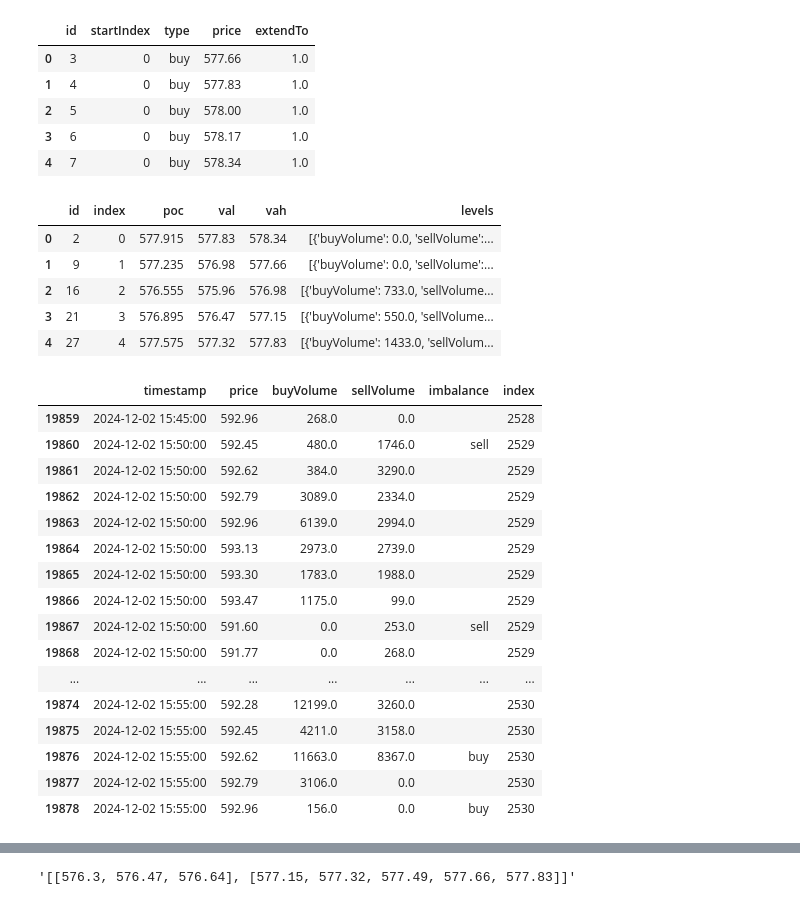
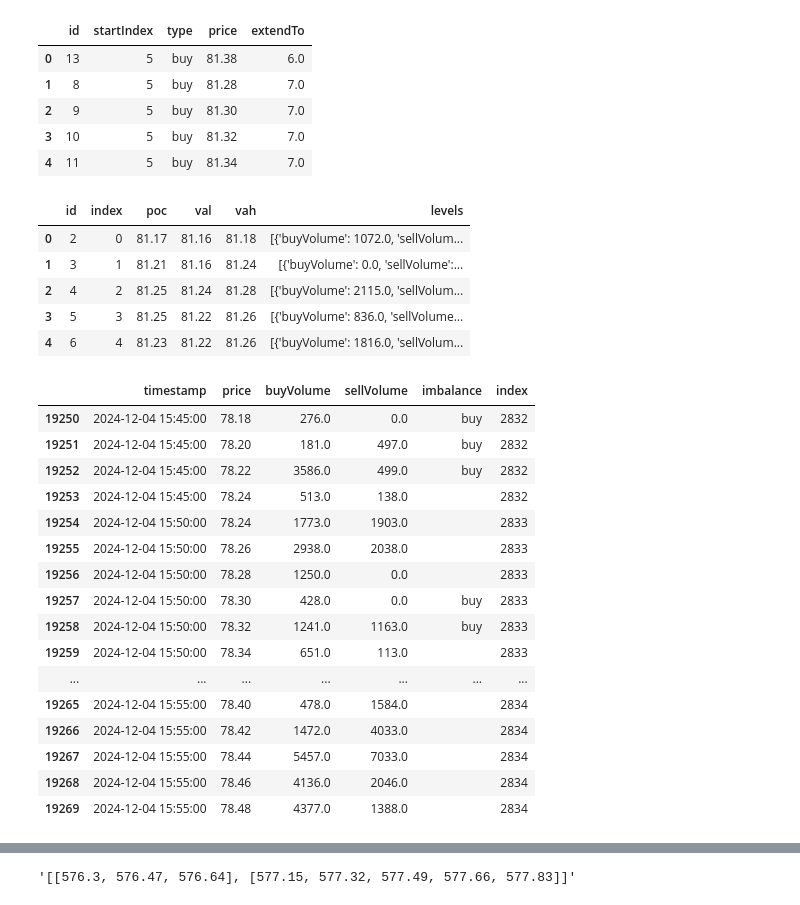
Before and after one commit to Reddy7860/volume_profile, a Jupyter notebook: volume_footprint_anomaly.ipynb, the cells around one changed output, grey strips where cells are left out. Saved outputs shown, nothing was run; the diff lists cells and outputs as text; code cells hidden in the pictures.

```diff
--- a/volume_footprint_anomaly.ipynb
+++ b/volume_footprint_anomaly.ipynb
@@ -11,7 +11,9 @@ from datetime import datetime, timedelta
 # file_path = 'snow_volume_5_min'
 # file_path = 'AAPL_Volume_Footprint.txt'
 # file_path = 'MMM_Volume_Footprint.txt'
-file_path = 'META_Volume_Footprint.txt'
+# file_path = 'META_Volume_Footprint.txt'
+file_path = 'NKE_Volume_Footprint.txt'
+# file_path = 'CVS_Volume_Footprint.txt'
 
 
 with open(file_path, 'r') as file:
@@ -22,6 +24,7 @@ with open(file_path, 'r') as file:
 # marker = '~m~152~m~'
 
 marker = '~m~99~m~'
+# marker = '~m~98~m~'
 file_content = file_content.split(marker)[0]
 
 # file_content
@@ -29,7 +32,9 @@ file_content = file_content.split(marker)[0]
 main_data = json.loads(file_content)
 
 # data_section = main_data['p'][1]['st1']['ns']['d']
-data_section = main_data['p'][1]['st16']['ns']['d']
+# data_section = main_data['p'][1]['st16']['ns']['d']
+data_section = main_data['p'][1]['st22']['ns']['d']
+# data_section = main_data['p'][1]['st1']['ns']['d']
 
 nested_data = json.loads(data_section)
 footprint_levels = nested_data['graphicsCmds']['create']['footprintLevels']
@@ -58,20 +63,20 @@ df1
 df.head()
 # %% [output]
 |  | id | startIndex | type | price | extendTo |
-| 0 | 3 | 0 | buy | 577.66 | 1.0 |
-| 1 | 4 | 0 | buy | 577.83 | 1.0 |
-| 2 | 5 | 0 | buy | 578.00 | 1.0 |
-| 3 | 6 | 0 | buy | 578.17 | 1.0 |
-| 4 | 7 | 0 | buy | 578.34 | 1.0 |
+| 0 | 13 | 5 | buy | 81.38 | 6.0 |
+| 1 | 8 | 5 | buy | 81.28 | 7.0 |
+| 2 | 9 | 5 | buy | 81.30 | 7.0 |
+| 3 | 10 | 5 | buy | 81.32 | 7.0 |
+| 4 | 11 | 5 | buy | 81.34 | 7.0 |
 # %%
 df1.head()
 # %% [output]
 |  | id | index | poc | val | vah | levels |
-| 0 | 2 | 0 | 577.915 | 577.83 | 578.34 | [{'buyVolume': 0.0, 'sellVolume':... |
-| 1 | 9 | 1 | 577.235 | 576.98 | 577.66 | [{'buyVolume': 0.0, 'sellVolume':... |
-| 2 | 16 | 2 | 576.555 | 575.96 | 576.98 | [{'buyVolume': 733.0, 'sellVolume... |
-| 3 | 21 | 3 | 576.895 | 576.47 | 577.15 | [{'buyVolume': 550.0, 'sellVolume... |
-| 4 | 27 | 4 | 577.575 | 577.32 | 577.83 | [{'buyVolume': 1433.0, 'sellVolum... |
+| 0 | 2 | 0 | 81.17 | 81.16 | 81.18 | [{'buyVolume': 1072.0, 'sellVolum... |
+| 1 | 3 | 1 | 81.21 | 81.16 | 81.24 | [{'buyVolume': 0.0, 'sellVolume':... |
+| 2 | 4 | 2 | 81.25 | 81.24 | 81.28 | [{'buyVolume': 2115.0, 'sellVolum... |
+| 3 | 5 | 3 | 81.25 | 81.22 | 81.26 | [{'buyVolume': 836.0, 'sellVolume... |
+| 4 | 6 | 4 | 81.23 | 81.22 | 81.26 | [{'buyVolume': 1816.0, 'sellVolum... |
 # %%
 # # Define the trading holidays
 # trading_holidays = [
@@ -187,7 +192,7 @@ trading_holidays = [
 ]
 
 # Initialize the base timestamp for index 2245
-base_timestamp = datetime.strptime('2024-12-02 15:55:00', '%Y-%m-%d %H:%M:%S')
+base_timestamp = datetime.strptime('2024-12-04 15:55:00', '%Y-%m-%d %H:%M:%S')
 current_timestamp = base_timestamp
 
 # Initialize a dictionary to store timestamps for each index
@@ -227,49 +232,49 @@ for index in range(max(df1['index'])-1, -1, -1):
             current_timestamp = datetime.combine(current_timestamp.date(), (datetime.min + special_close.get(current_timestamp.date(), market_close)).time())
 
     # Assign the calculated timestamp to the index
     index_to_timestamp[index] = current_timestamp
 
 # Create a list to hold the time series data
 time_series_data = []
 
 # Iterate over df1 and extract levels data
 for i, row in df1.iterrows():
     timestamp = index_to_timestamp.get(row['index'])
 
     if timestamp:
         levels = row['levels']
         for level in levels:
             time_series_data.append({
                 'timestamp': timestamp,
                 'price': level['price'],
                 'buyVolume': level['buyVolume'],
                 'sellVolume': level['sellVolume'],
                 'imbalance': level['imbalance'],
                 'index': row['index']
             })
 
 # Create the dataframe from the time series data
 series_df = pd.DataFrame(time_series_data)
 
 series_df.tail(20)
 # %% [output]
 |  | timestamp | price | buyVolume | sellVolume | imbalance | index |
-| 19859 | 2024-12-02 15:45:00 | 592.96 | 268.0 | 0.0 |  | 2528 |
-| 19860 | 2024-12-02 15:50:00 | 592.45 | 480.0 | 1746.0 | sell | 2529 |
-| 19861 | 2024-12-02 15:50:00 | 592.62 | 384.0 | 3290.0 |  | 2529 |
-| 19862 | 2024-12-02 15:50:00 | 592.79 | 3089.0 | 2334.0 |  | 2529 |
-| 19863 | 2024-12-02 15:50:00 | 592.96 | 6139.0 | 2994.0 |  | 2529 |
-| 19864 | 2024-12-02 15:50:00 | 593.13 | 2973.0 | 2739.0 |  | 2529 |
-| 19865 | 2024-12-02 15:50:00 | 593.30 | 1783.0 | 1988.0 |  | 2529 |
-| 19866 | 2024-12-02 15:50:00 | 593.47 | 1175.0 | 99.0 |  | 2529 |
-| 19867 | 2024-12-02 15:50:00 | 591.60 | 0.0 | 253.0 | sell | 2529 |
-| 19868 | 2024-12-02 15:50:00 | 591.77 | 0.0 | 268.0 |  | 2529 |
+| 19250 | 2024-12-04 15:45:00 | 78.18 | 276.0 | 0.0 | buy | 2832 |
+| 19251 | 2024-12-04 15:45:00 | 78.20 | 181.0 | 497.0 | buy | 2832 |
+| 19252 | 2024-12-04 15:45:00 | 78.22 | 3586.0 | 499.0 | buy | 2832 |
+| 19253 | 2024-12-04 15:45:00 | 78.24 | 513.0 | 138.0 |  | 2832 |
+| 19254 | 2024-12-04 15:50:00 | 78.24 | 1773.0 | 1903.0 |  | 2833 |
+| 19255 | 2024-12-04 15:50:00 | 78.26 | 2938.0 | 2038.0 |  | 2833 |
+| 19256 | 2024-12-04 15:50:00 | 78.28 | 1250.0 | 0.0 |  | 2833 |
+| 19257 | 2024-12-04 15:50:00 | 78.30 | 428.0 | 0.0 | buy | 2833 |
+| 19258 | 2024-12-04 15:50:00 | 78.32 | 1241.0 | 1163.0 | buy | 2833 |
+| 19259 | 2024-12-04 15:50:00 | 78.34 | 651.0 | 113.0 |  | 2833 |
 | ... | ... | ... | ... | ... | ... | ... |
-| 19874 | 2024-12-02 15:55:00 | 592.28 | 12199.0 | 3260.0 |  | 2530 |
-| 19875 | 2024-12-02 15:55:00 | 592.45 | 4211.0 | 3158.0 |  | 2530 |
-| 19876 | 2024-12-02 15:55:00 | 592.62 | 11663.0 | 8367.0 | buy | 2530 |
-| 19877 | 2024-12-02 15:55:00 | 592.79 | 3106.0 | 0.0 |  | 2530 |
-| 19878 | 2024-12-02 15:55:00 | 592.96 | 156.0 | 0.0 | buy | 2530 |
+| 19265 | 2024-12-04 15:55:00 | 78.40 | 478.0 | 1584.0 |  | 2834 |
+| 19266 | 2024-12-04 15:55:00 | 78.42 | 1472.0 | 4033.0 |  | 2834 |
+| 19267 | 2024-12-04 15:55:00 | 78.44 | 5457.0 | 7033.0 |  | 2834 |
+| 19268 | 2024-12-04 15:55:00 | 78.46 | 4136.0 | 2046.0 |  | 2834 |
+| 19269 | 2024-12-04 15:55:00 | 78.48 | 4377.0 | 1388.0 |  | 2834 |
 # %%
 series_df.tail(600)
 # %% [output]
```
Also changed, not shown: parts of 24 cells of this notebook.
